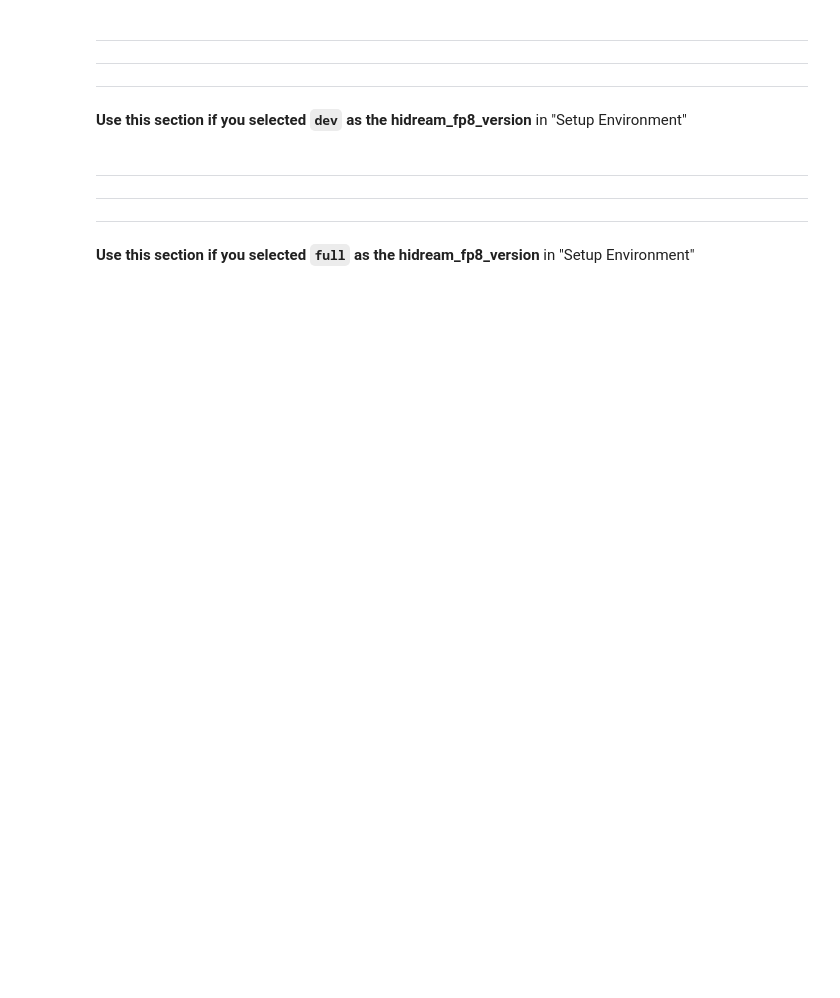
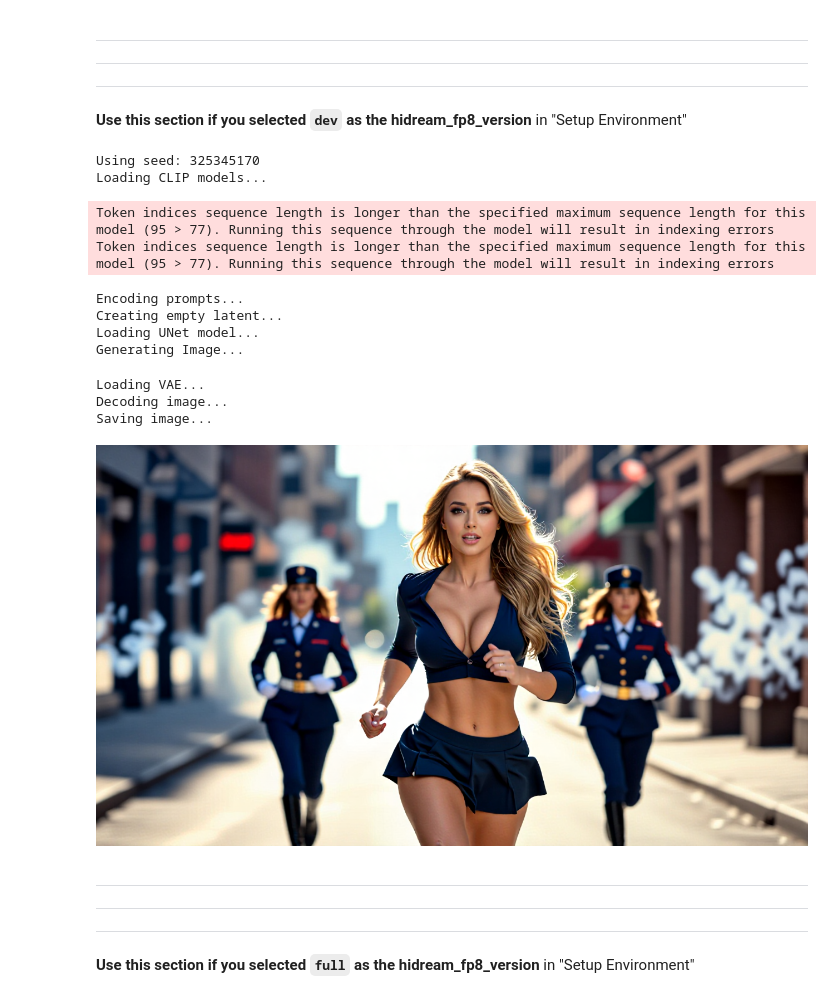
Before and after one commit to sadanomayk/Google-Colab_Notebooks, a Jupyter notebook: Hidream_T2V_GGUF_Q5.ipynb, the cells around one changed output. Saved outputs shown, nothing was run; the diff lists cells and outputs as text; code cells hidden in the pictures; blank space fills up the shorter version.

```diff
--- a/Hidream_T2V_GGUF_Q5.ipynb
+++ b/Hidream_T2V_GGUF_Q5.ipynb
@@ -342,33 +353,46 @@ output_path = generate_image(
 # %%
 # @title Generate Image (Dev Version)
 positive_prompt = "A sharp image of a beautiful 25-year-old curvy and busty blonde woman with long wavy hair, wearing a low-neck top and a short skirt, running toward the camera with a full-body view, dynamic motion, dramatic lighting, urban background. She looks slightly scared or determined. Two uniformed women in matching outfits are chasing her from behind. Cinematic style, shallow depth of field, high detail, full-body framing, natural lighting." # @param {"type":"string"}
 negative_prompt = "bad ugly jpeg artifacts blurry, extra limbs, distorted face, bad anatomy, low resolution, out of frame, cropped, low detail, unrealistic proportions, artifacts, dull" # @param {"type":"string"}
-width = 768 # @param {"type":"integer", "min":512, "max":2048}
-height = 512 # @param {"type":"integer", "min":512, "max":2048}
+width = 1280 # @param {"type":"integer", "min":512, "max":2048}
+height = 720 # @param {"type":"integer", "min":512, "max":2048}
 seed = 0 # @param {"type":"integer"}
-steps = 28 # @param {"type":"integer", "min":1, "max":100}
-cfg_scale = 1.0 # @param {"type":"number", "min":0.1, "max":20.0}
+steps = 20 # @param {"type":"integer", "min":1, "max":100}
+cfg_scale = 7.0 # @param {"type":"number", "min":0.1, "max":20.0}
 sampler_name = "euler" # @param ["lcm", "uni_pc", "euler", "dpmpp_2m", "ddim", "lms"]
-scheduler = "simple" # @param ["simple", "normal", "karras", "exponential"]
+scheduler = "beta" # @param ["simple", "normal", "karras", "exponential", "beta", "ddim_uniform", "sgm_uniform"]
 shift = 6.0 # @param {"type":"number", "min":0.0, "max":10.0}
 
 import random
 seed = seed if seed != 0 else random.randint(0, 2**32 - 1)
 print(f"Using seed: {seed}")
 
 # Generate the image
 output_path = generate_image(
     positive_prompt=positive_prompt,
     negative_prompt=negative_prompt,
     width=width,
     height=height,
     seed=seed,
     steps=steps,
     cfg_scale=cfg_scale,
     sampler_name=sampler_name,
     scheduler=scheduler,
     shift=shift
 )
+# %% [output]
+Using seed: 325345170
+Loading CLIP models...
+Token indices sequence length is longer than the specified maximum sequence length for this model (95 > 77). Running this sequence through the model will result in indexing errors
+Token indices sequence length is longer than the specified maximum sequence length for this model (95 > 77). Running this sequence through the model will result in indexing errors
+Encoding prompts...
+Creating empty latent...
+Loading UNet model...
+Generating Image...
+Loading VAE...
+Decoding image...
+Saving image...
+[figure, added]
 # %% [markdown]
 
 
```
Also changed, not shown: parts of 3 cells of this notebook.
